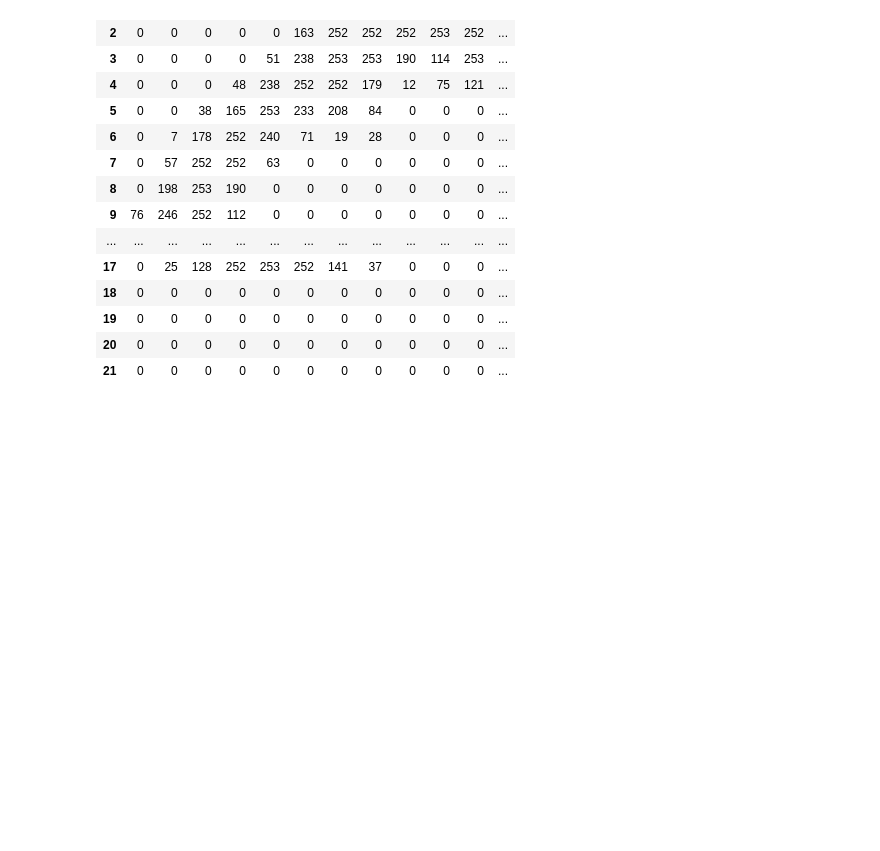
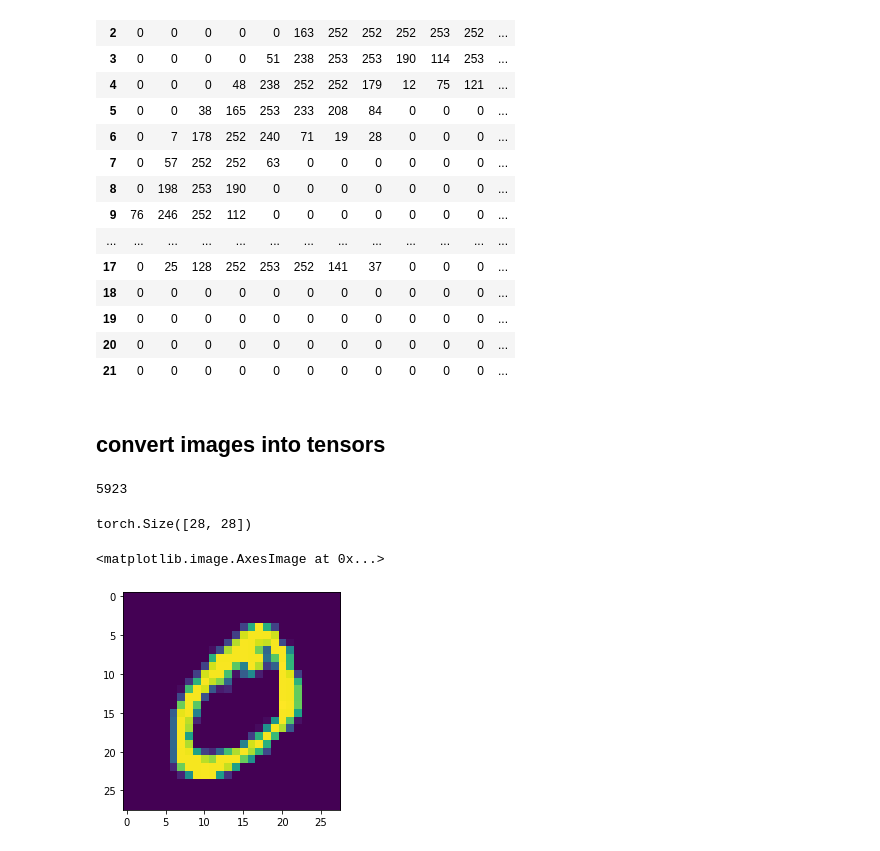
Before and after one commit to bendconnell/bendconnell.github.io, a Jupyter notebook: mynotebooks/multicategory.ipynb, the cells around one changed output. Cells and saved outputs as stored; diff of their text form; code cells hidden in the pictures; blank space fills up the shorter version.

```diff
--- a/mynotebooks/multicategory.ipynb
+++ b/mynotebooks/multicategory.ipynb
@@ -160,3 +160,20 @@ df.style.set_properties(**{'font-size':'6pt'}).background_gradient('Greys')
 | 19 | 0 | 0 | 0 | 0 | 0 | 0 | 0 | 0 | 0 | 0 | 0 | ... |
 | 20 | 0 | 0 | 0 | 0 | 0 | 0 | 0 | 0 | 0 | 0 | 0 | ... |
 | 21 | 0 | 0 | 0 | 0 | 0 | 0 | 0 | 0 | 0 | 0 | 0 | ... |
+# %% [markdown]
+## convert images into tensors
+# %%
+digit_tensor = tensor(Image.open(digit_paths[0][0]))
+# %%
+len(digit_paths[0])
+# %% [output]
+5923
+# %%
+digit_tensor.size()
+# %% [output]
+torch.Size([28, 28])
+# %%
+plt.imshow(digit_tensor)
+# %% [output]
+<matplotlib.image.AxesImage at 0x...>
+[figure, added]
```
Also changed, not shown: parts of 10 cells of this notebook.
